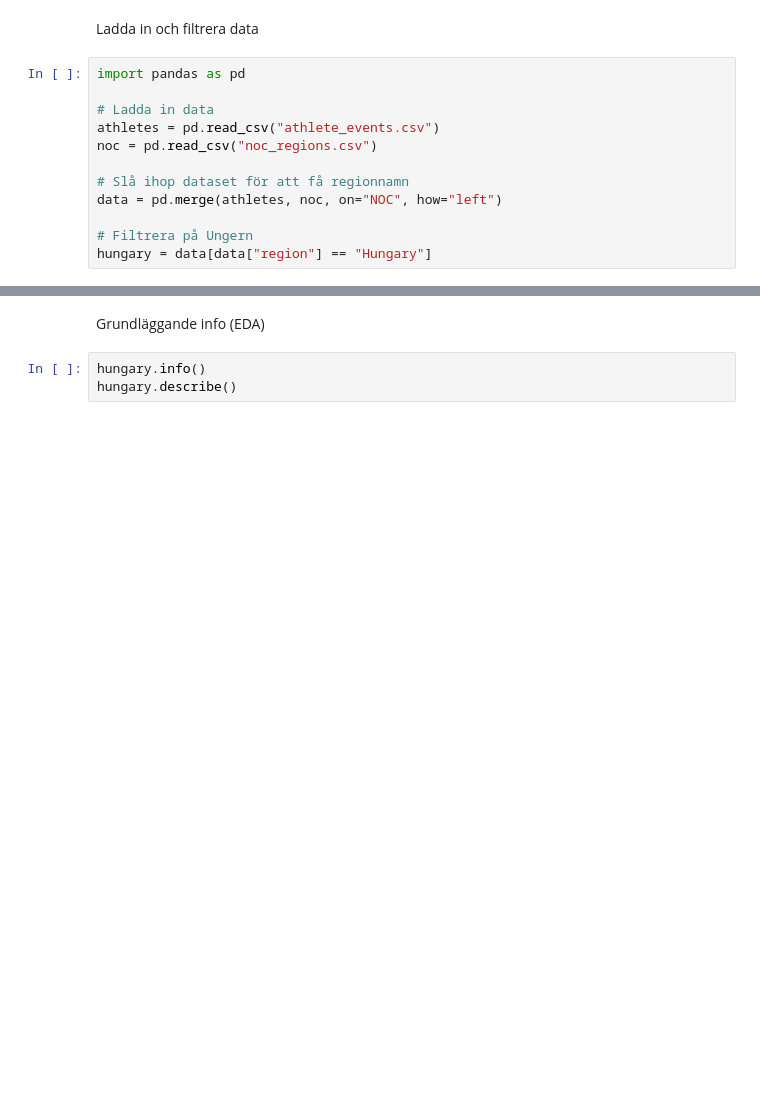
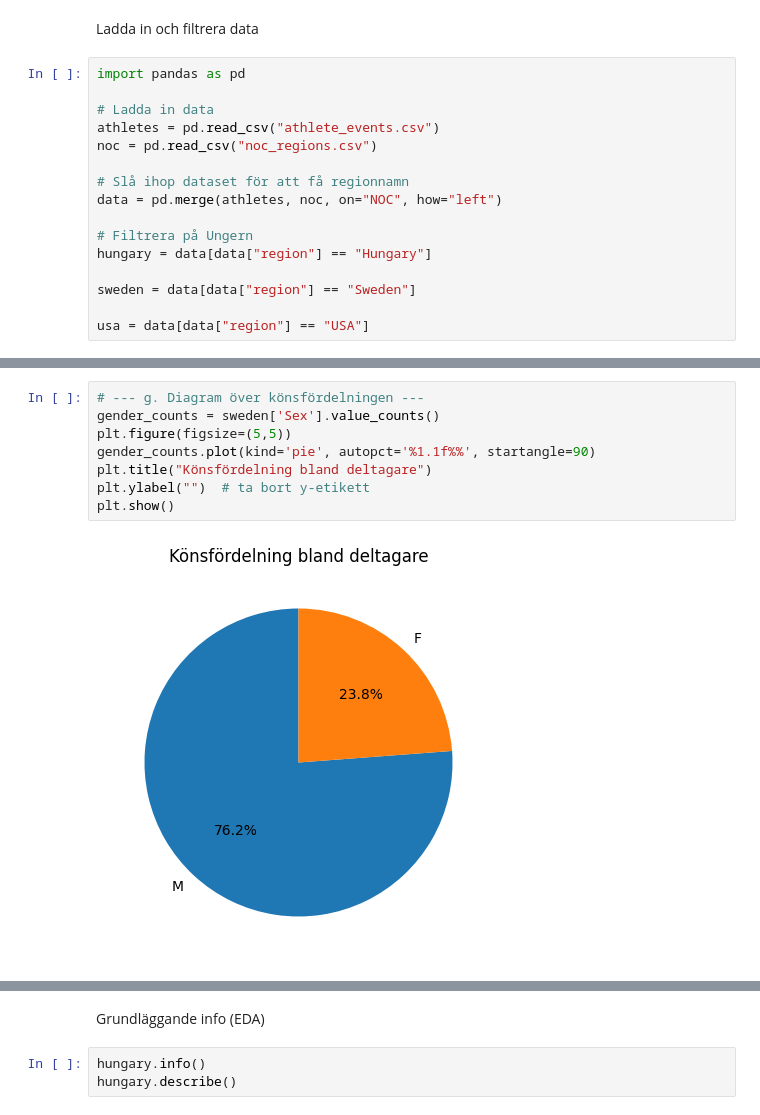
Before and after one commit to F-Degerman/data-mining-FANNY-DEGERMAN, a Jupyter notebook: Projekt_OS/Projekt_OS.ipynb, the cells around one changed output, grey strips where cells are left out. Saved outputs shown, nothing was run; the diff lists cells and outputs as text; blank space fills up the shorter version.

```diff
--- a/Projekt_OS/Projekt_OS.ipynb
+++ b/Projekt_OS/Projekt_OS.ipynb
@@ -12,3 +12,7 @@ data = pd.merge(athletes, noc, on="NOC", how="left")
 
 # Filtrera på Ungern
 hungary = data[data["region"] == "Hungary"]
+
+sweden = data[data["region"] == "Sweden"]
+
+usa = data[data["region"] == "USA"]
@@ -14,0 +123,10 @@ hungary = data[data["region"] == "Hungary"]
+# %%
+# --- g. Diagram över könsfördelningen ---
+gender_counts = sweden['Sex'].value_counts()
+plt.figure(figsize=(5,5))
+gender_counts.plot(kind='pie', autopct='%1.1f%%', startangle=90)
+plt.title("Könsfördelning bland deltagare")
+plt.ylabel("")  # ta bort y-etikett
+plt.show()
+# %% [output]
+[figure, added]
```
Also changed, not shown: parts of 15 cells of this notebook, 2 other files.
